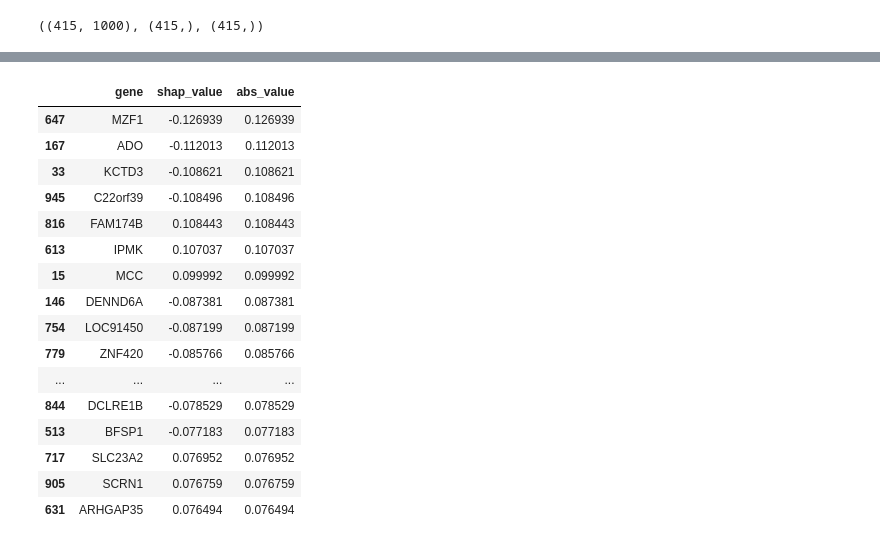
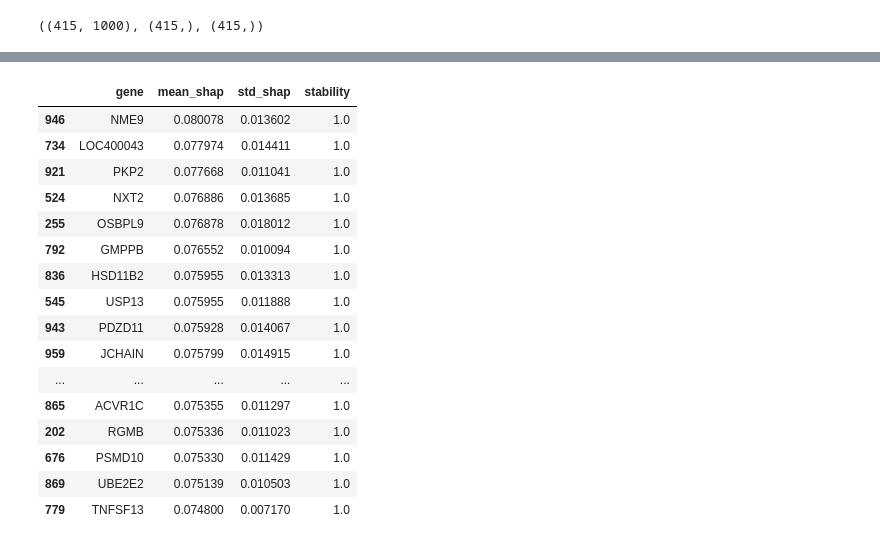
Before and after one commit to Fasmanuel2002/UPSA_Thesis_Research, a Jupyter notebook: research/notebooks/nn_Cox_limma.ipynb, the cells around one changed output, grey strips where cells are left out. Drawn from its saved outputs; the diff is of its cells as text; code cells hidden in the pictures.

```diff
--- a/research/notebooks/nn_Cox_limma.ipynb
+++ b/research/notebooks/nn_Cox_limma.ipynb
@@ -650,6 +647,5 @@ C-index test  Cox-nnet : 0.7500  capas: [256]
 # %%
 train_X_np = train_X.cpu().numpy()
-test_X_np = test_X.cpu().numpy()
 train_durations_np = train_durations.cpu().numpy()
 train_events_np = train_events.cpu().numpy()
 
@@ -752,32 +759,36 @@ ValueError: All arrays must be of the same length
 # %%
-single_patient = 0
-patient_shap = shap_values.values[single_patient]
+valid_genes = [g for g in genes_expression if len(gene_shap_records[g]) > 0]
 
-df_patient = pd.DataFrame({
-    "gene": genes_expression,
-    "shap_value": patient_shap,
-    "abs_value": np.abs(patient_shap)
-}).sort_values("abs_value", ascending=False)
+mean_shap = np.array([np.mean(gene_shap_records[g]) for g in valid_genes])
+std_shap  = np.array([np.std(gene_shap_records[g])  for g in valid_genes])
+stability = np.array([np.mean(np.array(gene_shap_records[g]) > 0) for g in valid_genes])
 
-df_patient.head(20)
+bootstrap_df = pd.DataFrame({
+    'gene':      valid_genes,
+    'mean_shap': mean_shap,
+    'std_shap':  std_shap,
+    'stability': stability
+}).sort_values('mean_shap', ascending=False)
+
+bootstrap_df.head(20)
 # %% [output]
-|  | gene | shap_value | abs_value |
-| 647 | MZF1 | -0.126939 | 0.126939 |
-| 167 | ADO | -0.112013 | 0.112013 |
-| 33 | KCTD3 | -0.108621 | 0.108621 |
-| 945 | C22orf39 | -0.108496 | 0.108496 |
-| 816 | FAM174B | 0.108443 | 0.108443 |
-| 613 | IPMK | 0.107037 | 0.107037 |
-| 15 | MCC | 0.099992 | 0.099992 |
-| 146 | DENND6A | -0.087381 | 0.087381 |
-| 754 | LOC91450 | -0.087199 | 0.087199 |
-| 779 | ZNF420 | -0.085766 | 0.085766 |
-| ... | ... | ... | ... |
-| 844 | DCLRE1B | -0.078529 | 0.078529 |
-| 513 | BFSP1 | -0.077183 | 0.077183 |
-| 717 | SLC23A2 | 0.076952 | 0.076952 |
-| 905 | SCRN1 | 0.076759 | 0.076759 |
-| 631 | ARHGAP35 | 0.076494 | 0.076494 |
+|  | gene | mean_shap | std_shap | stability |
+| 946 | NME9 | 0.080078 | 0.013602 | 1.0 |
+| 734 | LOC400043 | 0.077974 | 0.014411 | 1.0 |
+| 921 | PKP2 | 0.077668 | 0.011041 | 1.0 |
+| 524 | NXT2 | 0.076886 | 0.013685 | 1.0 |
+| 255 | OSBPL9 | 0.076878 | 0.018012 | 1.0 |
+| 792 | GMPPB | 0.076552 | 0.010094 | 1.0 |
+| 836 | HSD11B2 | 0.075955 | 0.013313 | 1.0 |
+| 545 | USP13 | 0.075955 | 0.011888 | 1.0 |
+| 943 | PDZD11 | 0.075928 | 0.014067 | 1.0 |
+| 959 | JCHAIN | 0.075799 | 0.014915 | 1.0 |
+| ... | ... | ... | ... | ... |
+| 865 | ACVR1C | 0.075355 | 0.011297 | 1.0 |
+| 202 | RGMB | 0.075336 | 0.011023 | 1.0 |
+| 676 | PSMD10 | 0.075330 | 0.011429 | 1.0 |
+| 869 | UBE2E2 | 0.075139 | 0.010503 | 1.0 |
+| 779 | TNFSF13 | 0.074800 | 0.007170 | 1.0 |
 # %%
 import scipy.stats as stats
 
```
Also changed, not shown: parts of 25 cells of this notebook.
